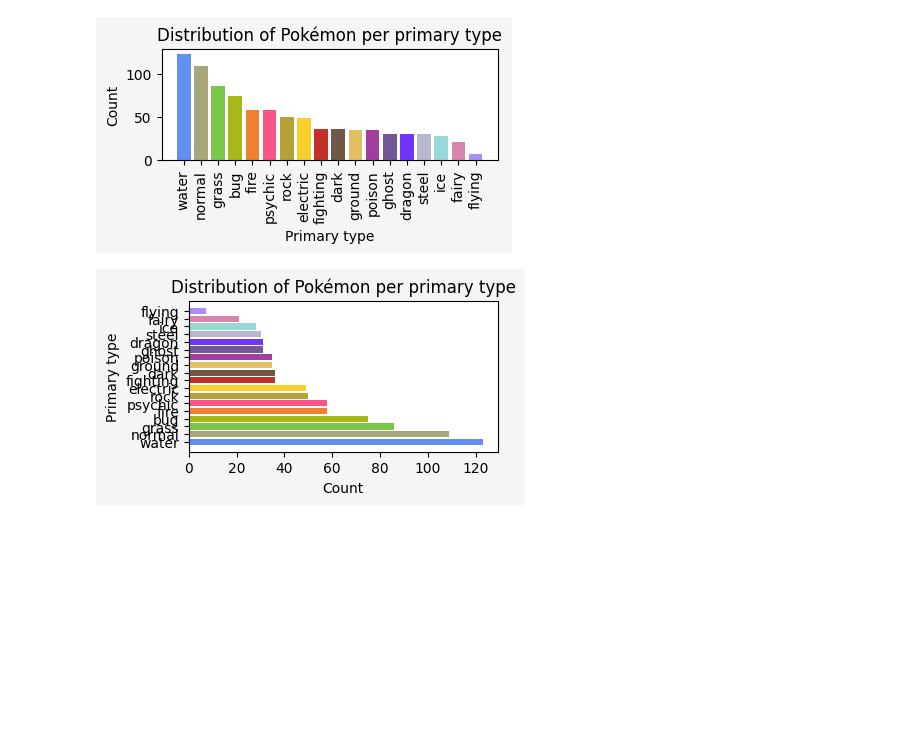
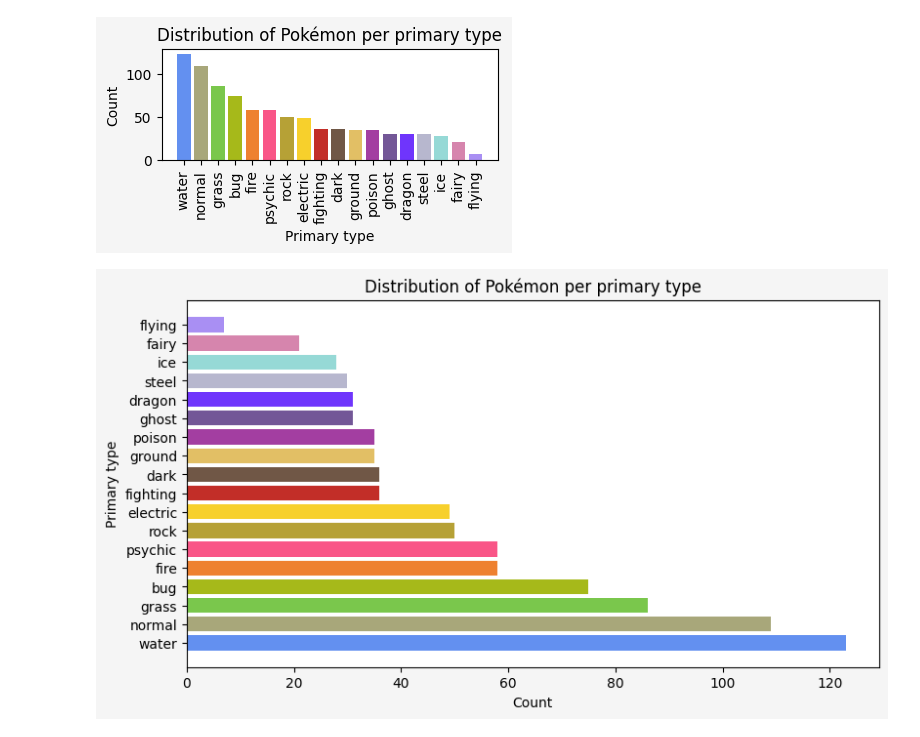
Before and after one commit to mathspp/20240510-webinar-pandas-matplotlib, a Jupyter notebook: webinar.ipynb, the cells around one changed output. Drawn from its saved outputs; the diff is of its cells as text; code cells hidden in the pictures; blank space fills up the shorter version.

```diff
--- a/webinar.ipynb
+++ b/webinar.ipynb
@@ -888,27 +888,27 @@ _ = ax.set_ylabel("Count")
 [figure]
 # %%
 fig, ax = plt.subplots(
-    figsize=(4, 2.25),
+    figsize=(8, 4.5),
     facecolor="whitesmoke",
     layout="constrained",
 )
 
 p_type = pokemon["primary_type"]
 value_counts = p_type.value_counts()
 colours = [type_colours_data[typ] for typ in value_counts.index]
 
 ax.barh(
     range(p_type.nunique()),
     value_counts,
     color=colours,
 )
 _ = ax.set_yticks(
     range(p_type.nunique()),
     labels=value_counts.index,
 )
 
 _ = ax.set_title("Distribution of Pokémon per primary type")
 _ = ax.set_ylabel("Primary type")
 _ = ax.set_xlabel("Count")
 # %% [output]
-[figure, old version]
+[figure, new version]
```
